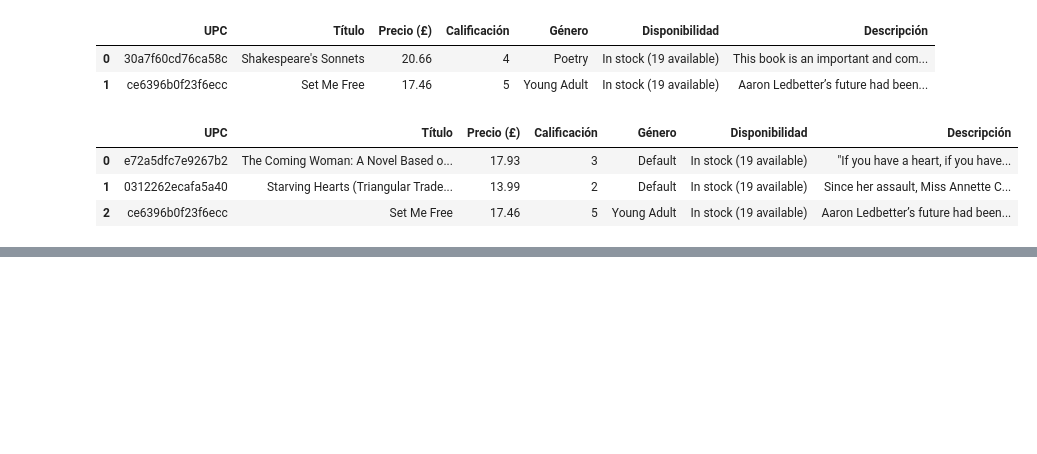
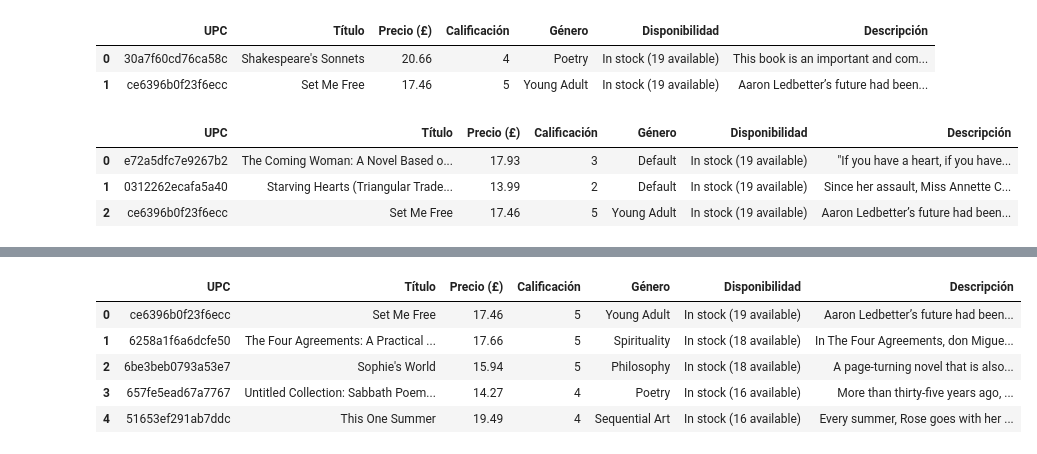
Before and after one commit to data-bootcamp-v4/lab-web-scraping, a Jupyter notebook: lab-web-scraping.ipynb, the cells around one changed output, grey strips where cells are left out. Saved outputs shown, nothing was run; the diff lists cells and outputs as text; code cells hidden in the pictures; blank space fills up the shorter version.

```diff
--- a/lab-web-scraping.ipynb
+++ b/lab-web-scraping.ipynb
@@ -166,0 +222,4 @@ df_resultado2.head()
+# %%
+
+df_final = scrape_books(min_rating=4, max_price=20)
+print(f"Total de libros encontrados: {len(df_final)}")
@@ -166,0 +244,9 @@ df_resultado2.head()
+# %%
+df_final.head()
+# %% [output]
+|  | UPC | Título | Precio (£) | Calificación | Género | Disponibilidad | Descripción |
+| 0 | ce6396b0f23f6ecc | Set Me Free | 17.46 | 5 | Young Adult | In stock (19 available) | Aaron Ledbetter’s future had been... |
+| 1 | 6258a1f6a6dcfe50 | The Four Agreements: A Practical ... | 17.66 | 5 | Spirituality | In stock (18 available) | In The Four Agreements, don Migue... |
+| 2 | 6be3beb0793a53e7 | Sophie's World | 15.94 | 5 | Philosophy | In stock (18 available) | A page-turning novel that is also... |
+| 3 | 657fe5ead67a7767 | Untitled Collection: Sabbath Poem... | 14.27 | 4 | Poetry | In stock (16 available) | More than thirty-five years ago, ... |
+| 4 | 51653ef291ab7ddc | This One Summer | 19.49 | 4 | Sequential Art | In stock (16 available) | Every summer, Rose goes with her ... |
```
Also changed, not shown: parts of 2 cells of this notebook.
